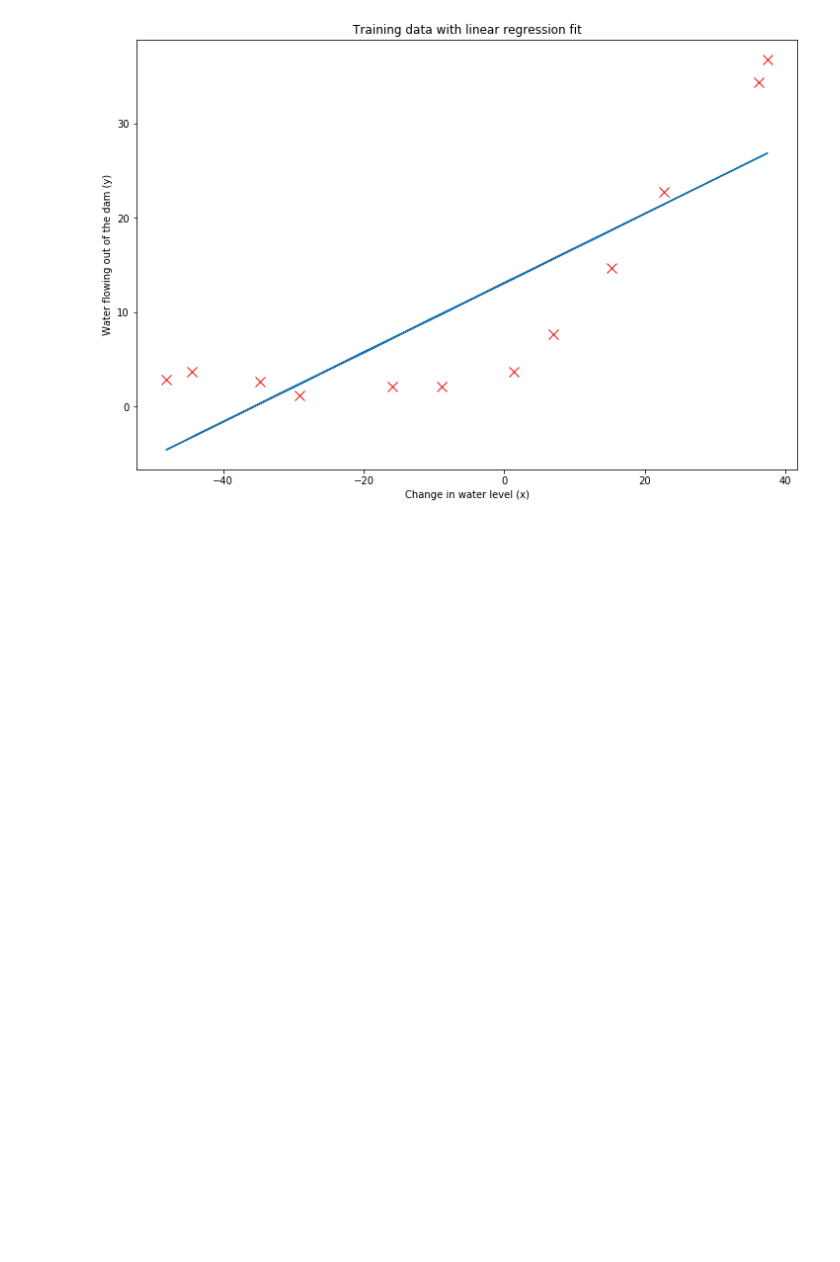
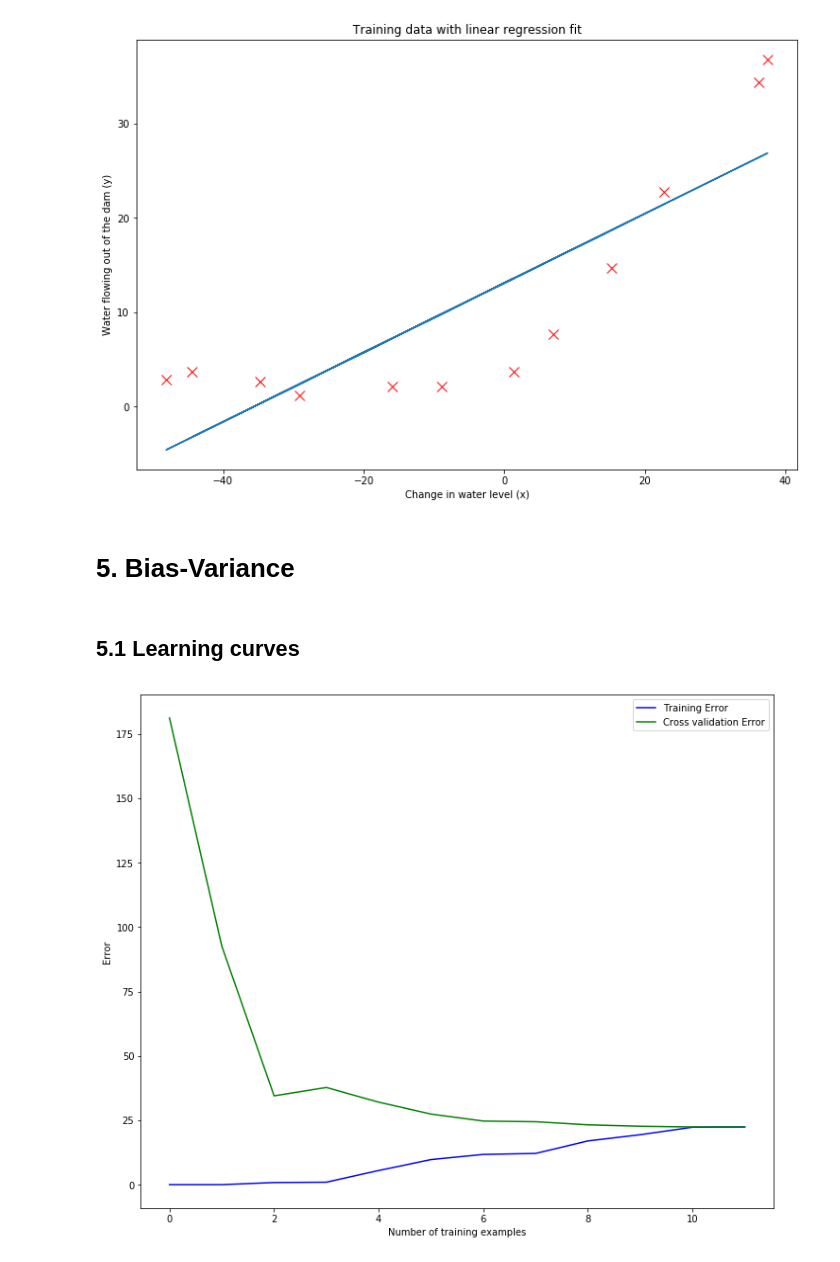
Before and after one commit to cynicaldevil/machine-learning-exercises, a Jupyter notebook: ex5/ex5.ipynb, the cells around one changed output. Drawn from its saved outputs; the diff is of its cells as text; code cells hidden in the pictures; blank space fills up the shorter version.

Commit message:
Learning curves

```diff
--- a/ex5/ex5.ipynb
+++ b/ex5/ex5.ipynb
@@ -78,3 +78,30 @@ plt.title('Training data with linear regression fit')
 plt.show()
 # %% [output]
 [figure]
+# %% [markdown]
+# 5. Bias-Variance
+# %% [markdown]
+## 5.1 Learning curves
+# %%
+def learning_curves(X, Y, Xval, Yval, lambda_):
+    error_train = np.empty(m)
+    error_val = np.empty(m)
+    for i in range(0, m):
+        # Theta obtained by training first i examples from the dataset
+        theta = train_linear_reg(X[:i+1, :], Y[:i+1], lambda_)
+
+        error_train[i] = linear_reg_cost_function(theta, X[:i+1, :], Y[:i+1], lambda_)
+        error_val[i] = linear_reg_cost_function(theta, X, Y, lambda_)
+    return (error_train, error_val)
+
+(error_train, error_val) = learning_curves(X, Y, Xval, Yval, 0)
+
+plt.figure(figsize=(12,10))
+points_train, = plt.plot(np.arange(0, m), error_train, 'b-', label="Training Error")
+points_val, = plt.plot(np.arange(0, m), error_val, 'g-', label="Cross validation Error")
+plt.legend(handles=[points_train, points_val])
+plt.xlabel('Number of training examples')
+plt.ylabel('Error')
+plt.show()
+# %% [output]
+[figure, added]
```
Also changed, not shown: 1 other file.
